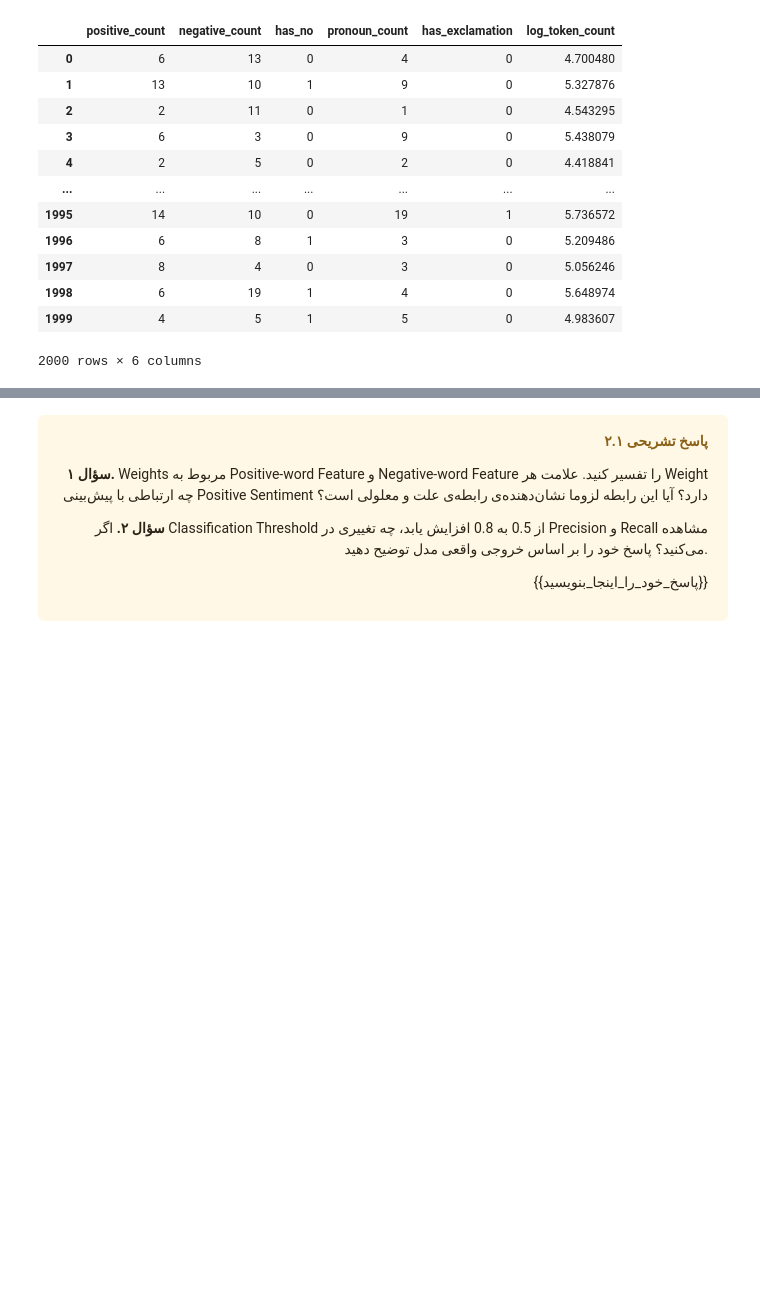
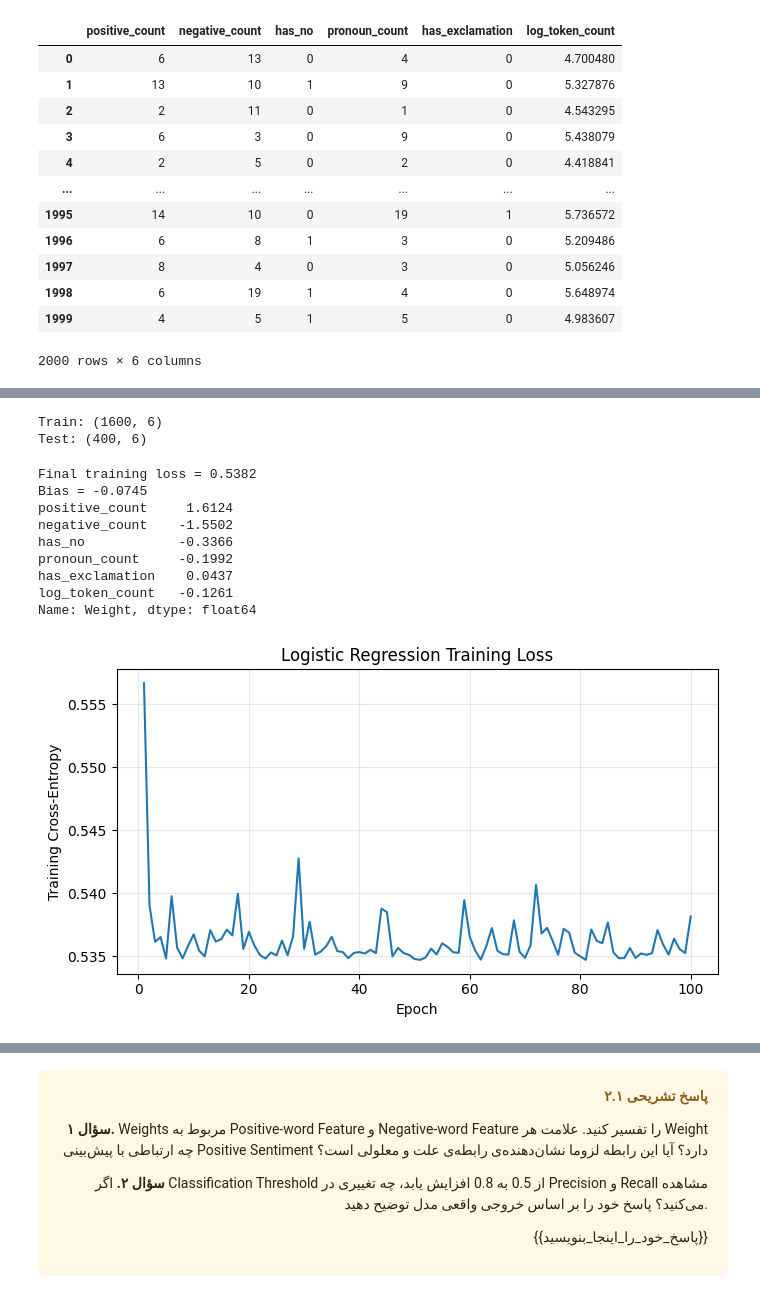
Before and after one commit to ILoveBacteria/nlp-homework, a Jupyter notebook: hw2/NLP_CA2.ipynb, the cells around one changed output, grey strips where cells are left out. Drawn from its saved outputs; the diff is of its cells as text; code cells hidden in the pictures; blank space fills up the shorter version.

```diff
--- a/hw2/NLP_CA2.ipynb
+++ b/hw2/NLP_CA2.ipynb
@@ -1702,0 +1605,79 @@ KeyError: np.int64(666)
+# %%
+# Stratified split and standardization
+from sklearn.model_selection import train_test_split
+from sklearn.preprocessing import StandardScaler
+
+X_train, X_test, y_train, y_test = train_test_split(
+    features_df, y, test_size=0.20, random_state=42, stratify=y
+)
+
+scaler = StandardScaler()
+X_train = scaler.fit_transform(X_train)
+X_test = scaler.transform(X_test)
+
+y_train = y_train.to_numpy(dtype=int)
+y_test = y_test.to_numpy(dtype=int)
+
+print("Train:", X_train.shape)
+print("Test:", X_test.shape)
+# %% [output]
+Train: (1600, 6)
+Test: (400, 6)
+# %%
+# Linear logistic regression with manual SGD
+import numpy as np
+import matplotlib.pyplot as plt
+
+
+def sigmoid(z):
+    z = np.clip(z, -500, 500)
+    return 1 / (1 + np.exp(-z))
+
+
+eta = 0.01
+epochs = 100
+rng = np.random.default_rng(42)
+
+weights = np.zeros(X_train.shape[1])
+bias = 0.0
+training_losses = []
+
+for epoch in range(epochs):
+    for i in rng.permutation(len(X_train)):
+        x_i = X_train[i]
+        y_i = y_train[i]
+
+        probability = sigmoid(x_i @ weights + bias)
+        error = probability - y_i
+
+        weights -= eta * error * x_i
+        bias -= eta * error
+
+    train_logits = X_train @ weights + bias
+    # Binary cross-entropy computed directly from logits.
+    loss = np.mean(np.logaddexp(0, train_logits) - y_train * train_logits)
+    training_losses.append(loss)
+
+print(f"Final training loss = {training_losses[-1]:.4f}")
+print(f"Bias = {bias:.4f}")
+print(pd.Series(weights, index=features_df.columns, name="Weight").round(4))
+
+plt.figure(figsize=(7, 4))
+plt.plot(range(1, epochs + 1), training_losses)
+plt.xlabel("Epoch")
+plt.ylabel("Training Cross-Entropy")
+plt.title("Logistic Regression Training Loss")
+plt.tight_layout()
+plt.grid(alpha=0.3)
+plt.show()
+# %% [output]
+Final training loss = 0.5382
+Bias = -0.0745
+positive_count     1.6124
+negative_count    -1.5502
+has_no            -0.3366
+pronoun_count     -0.1992
+has_exclamation    0.0437
+log_token_count   -0.1261
+Name: Weight, dtype: float64
+[figure, added]
```
Also changed, not shown: parts of 21 cells of this notebook.
